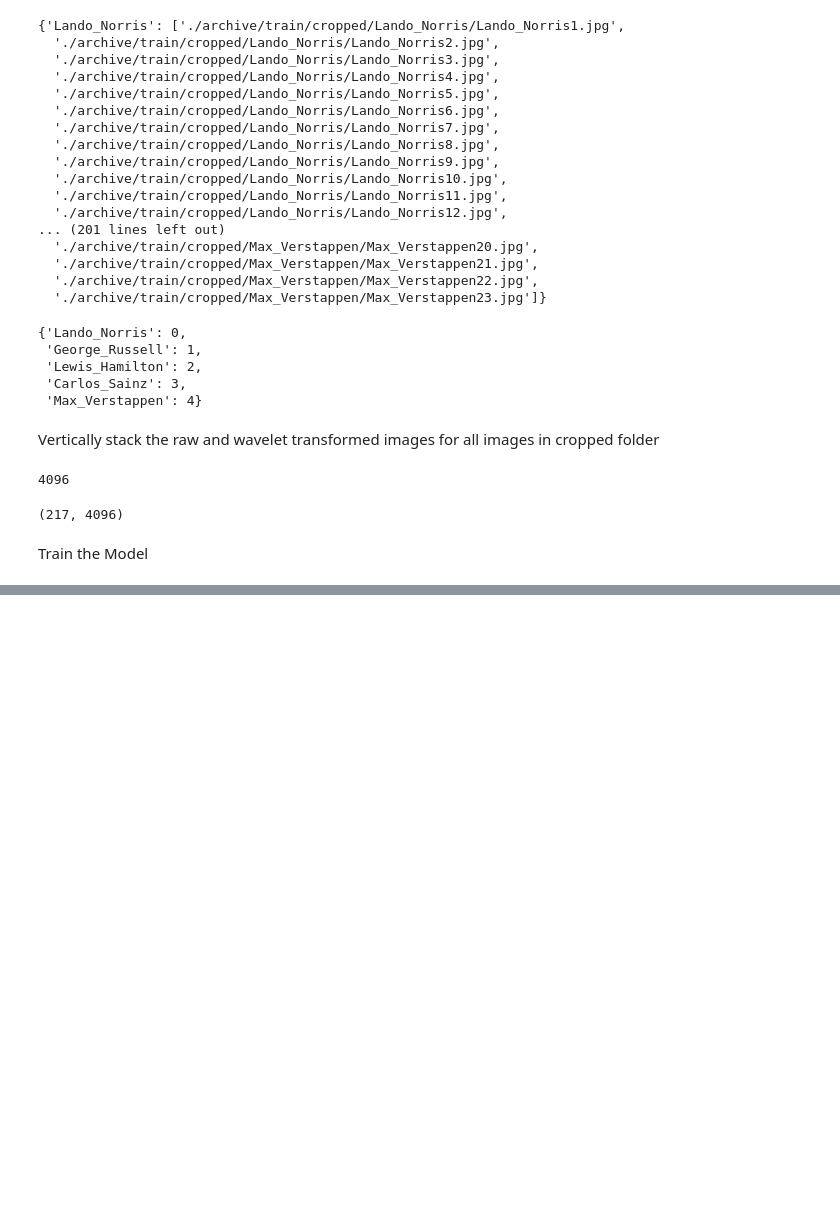
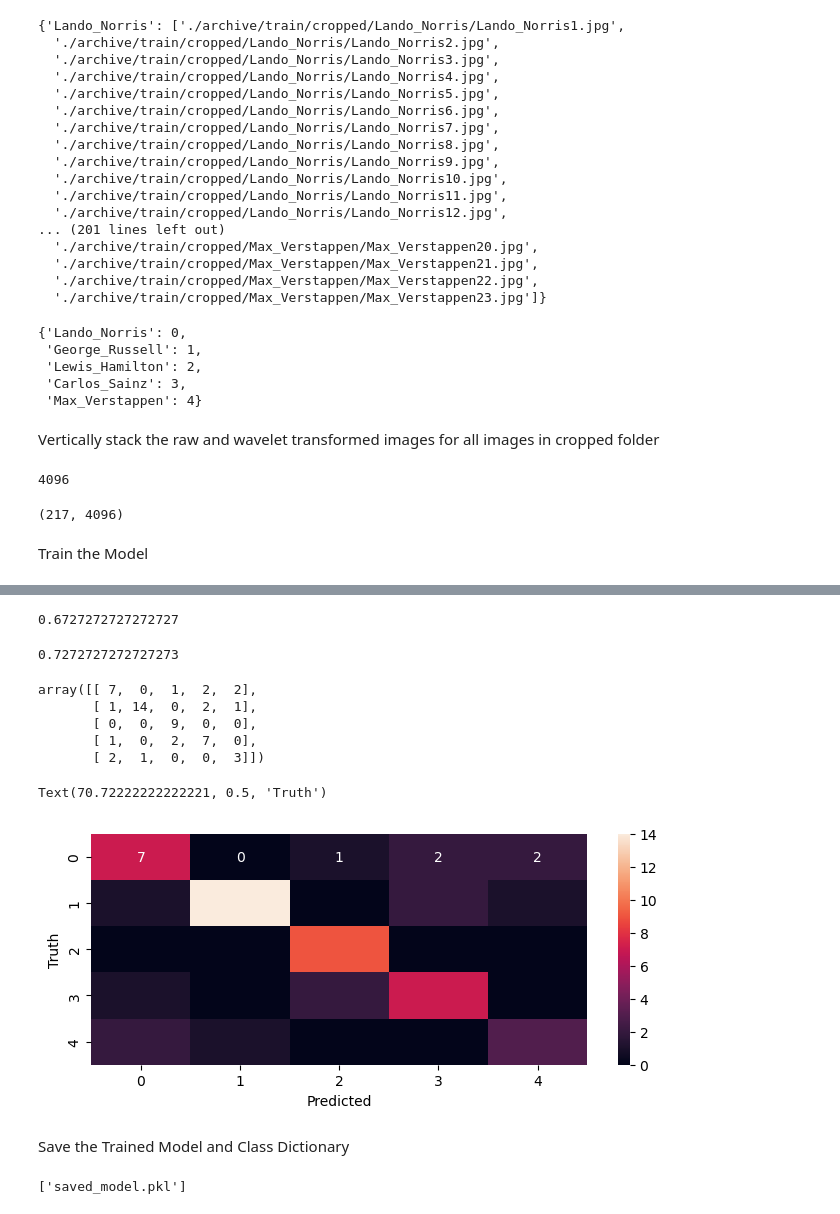
Before and after one commit to UMASIVAKUMAR14/F1ImageRecognition, a Jupyter notebook: model/f1.ipynb, the cells around one changed output, grey strips where cells are left out. Cells and saved outputs as stored; diff of their text form; code cells hidden in the pictures; blank space fills up the shorter version.

Commit message:
Find the best model using GridSearchCV; train, test, save the model

```diff
--- a/model/f1.ipynb
+++ b/model/f1.ipynb
@@ -280,0 +350,33 @@ Train the Model
+# %%
+best_estimators['svm'].score(X_test, y_test)
+# %% [output]
+0.6727272727272727
+# %%
+best_estimators['logistic_regression'].score(X_test, y_test)
+# %% [output]
+0.7272727272727273
+# %%
+from sklearn.metrics import confusion_matrix
+cm = confusion_matrix(y_test, best_estimators['logistic_regression'].predict(X_test))
+cm
+# %% [output]
+array([[ 7,  0,  1,  2,  2],
+       [ 1, 14,  0,  2,  1],
+       [ 0,  0,  9,  0,  0],
+       [ 1,  0,  2,  7,  0],
+       [ 2,  1,  0,  0,  3]])
+# %%
+import seaborn as sn
+sn.heatmap(cm, annot=True)
+plt.xlabel('Predicted')
+plt.ylabel('Truth')
+# %% [output]
+Text(70.72222222222221, 0.5, 'Truth')
+[figure, added]
+# %% [markdown]
+Save the Trained Model and Class Dictionary
+# %%
+import joblib
+joblib.dump(best_estimators['logistic_regression'], 'saved_model.pkl')
+# %% [output]
+['saved_model.pkl']
```
Also changed, not shown: parts of 4 cells of this notebook, 2 other files.
